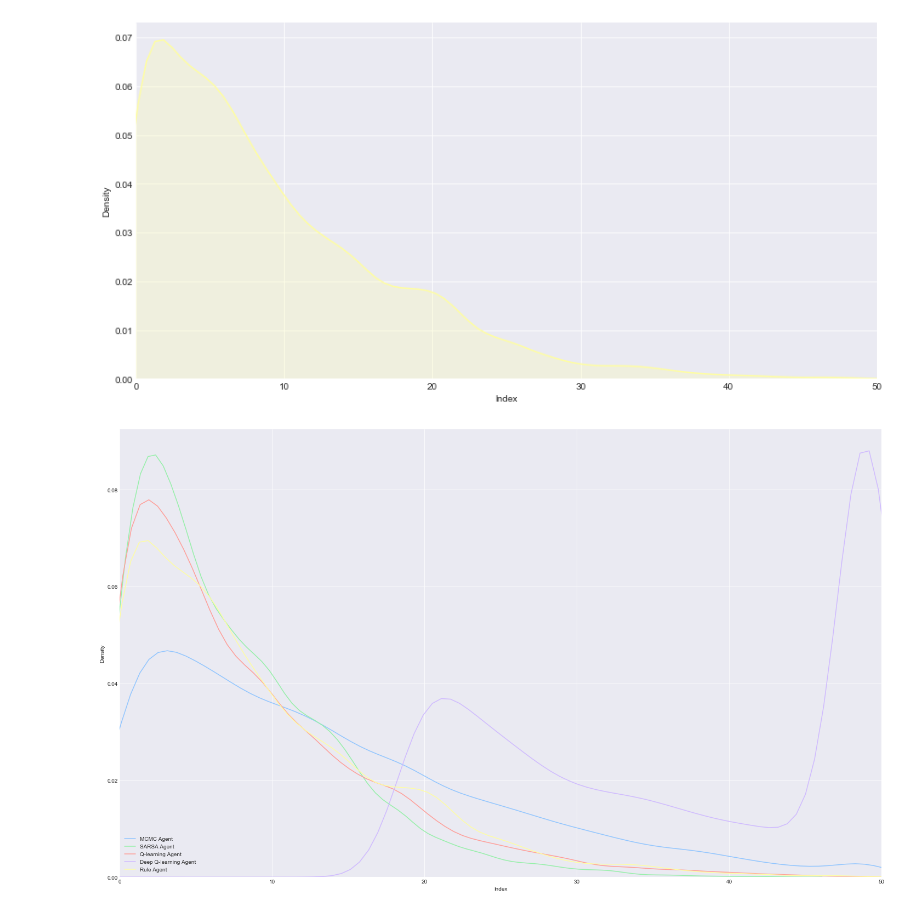
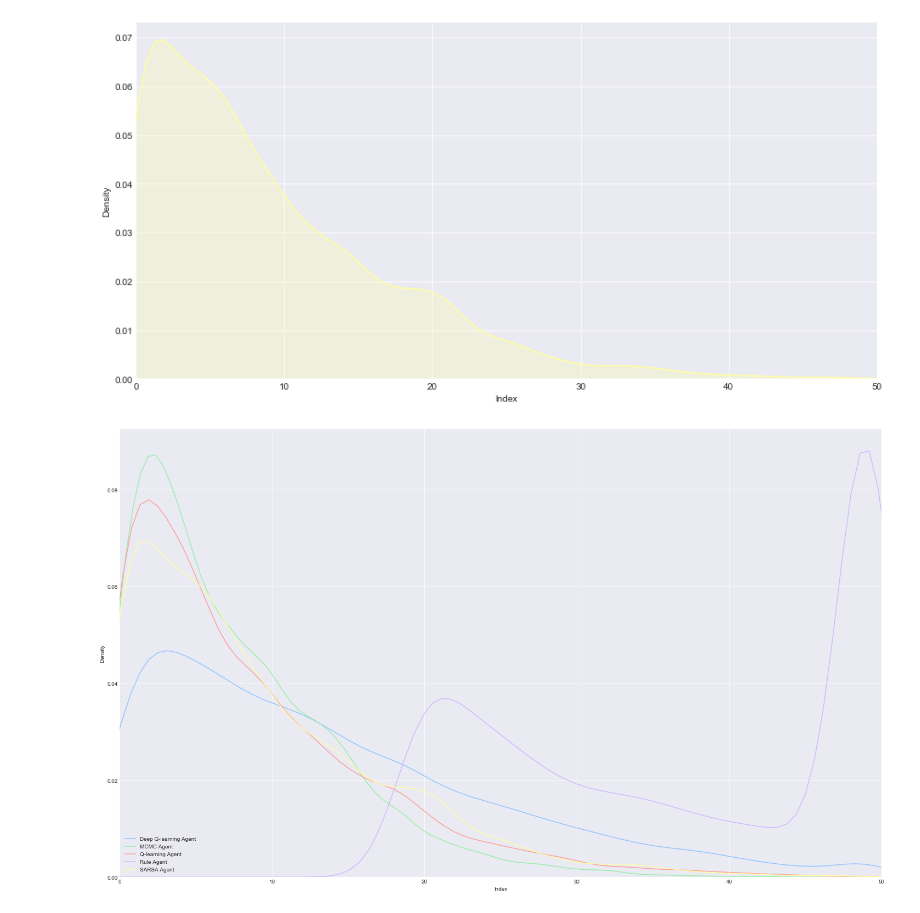
Before and after one commit to EricaHD/GettingGoodAtGoogol, a Jupyter notebook: visualizeResults.ipynb, the cells around one changed output. Drawn from its saved outputs; the diff is of its cells as text; code cells hidden in the pictures.

Commit message:
Fixed key on combined images

```diff
--- a/visualizeResults.ipynb
+++ b/visualizeResults.ipynb
@@ -114,22 +114,32 @@ for i, col in enumerate(res_df):
 # %%
 fig = plt.figure(figsize=(20,12))
 
 for i, col in enumerate(res_df):
+    if col == "mc_idx":
+        label = "MCMC Agent"
+    if col == "sarsa_idx":
+        label = "SARSA Agent"
+    if col == "q_idx":
+        label = "Q-learning Agent"
+    if col == "dq_idx":
+        label = "Deep Q-learning Agent"
+    if col == "rule_idx":
+        label = "Rule Agent"
     sns.distplot(res_df[col],
                  hist = False,
                  color=current_palette[i],
-                 label='{} Agent'.format(agent_names[i]),
+                 label=label,
                  axlabel='Index')
 
 plt.xlim((0, 50))
 plt.tight_layout()
 #plt.title('Final Index Over 10,000 Evaluation Games')
 plt.xlabel('Index')
 plt.ylabel('Density')
 plt.legend()
 fig.savefig("viz/density/density_combined.png")
 # %% [output]
-[figure, old version]
+[figure, new version]
 # %%
 fig = plt.figure(figsize=(20,12))
 
```
Also changed, not shown: parts of 1 cell of this notebook, 2 other files.
